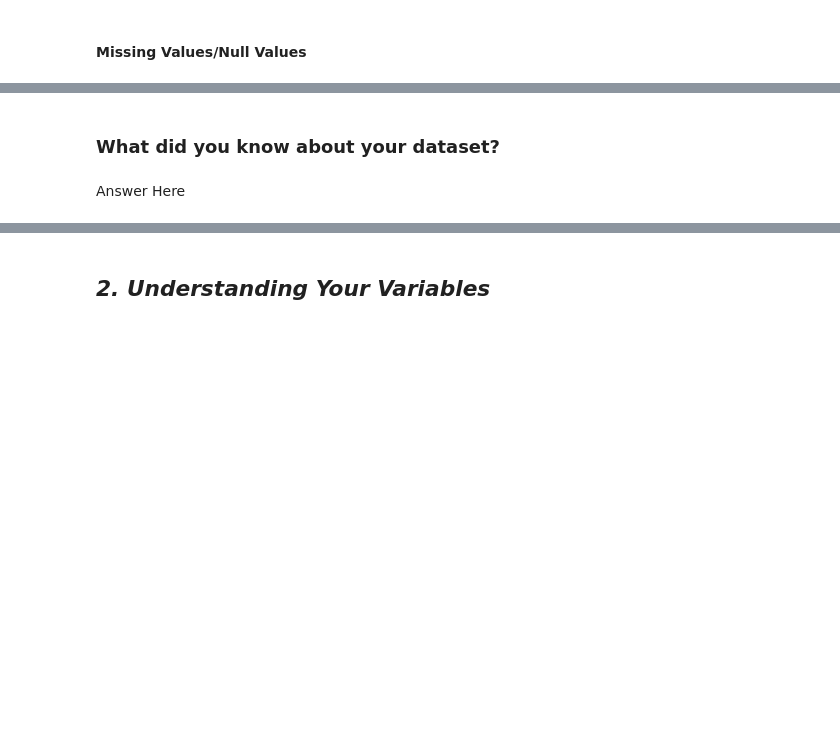
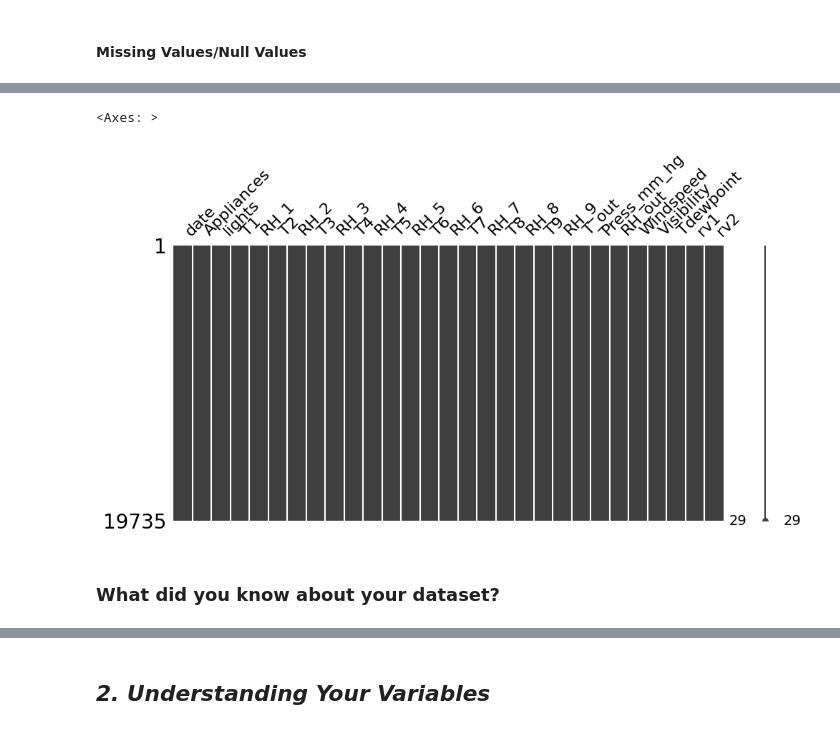
Before and after one commit to 1002Sam/Regression-Project---Appliance-Energy-Prediction, a Jupyter notebook: Regression_Project_Appliance_Energy_Prediction.ipynb, the cells around one changed output, grey strips where cells are left out. Saved outputs shown, nothing was run; the diff lists cells and outputs as text; code cells hidden in the pictures; blank space fills up the shorter version.

```diff
--- a/Regression_Project_Appliance_Energy_Prediction.ipynb
+++ b/Regression_Project_Appliance_Energy_Prediction.ipynb
@@ -86,3 +107,5 @@ M - Multivariate Analysis
+# %%
+data = pd.read_csv('/content/drive/MyDrive/AlmaBetter /Machine Learning/2. Capstone Project - Regression/data_application_energy.csv')
 # %% [markdown]
 ### Dataset First View
 # %%
@@ -108,4 +217,9 @@ M - Multivariate Analysis
+# %%
+# Visualizing the missing values
+
+mno.matrix(data, figsize = (11, 5))  #Visualizing null/missing values with the matrix graph
+# %% [output]
+<Axes: >
+[figure, added]
 # %% [markdown]
 ### What did you know about your dataset?
-# %% [markdown]
-Answer Here
```
Also changed, not shown: parts of 59 cells of this notebook.
